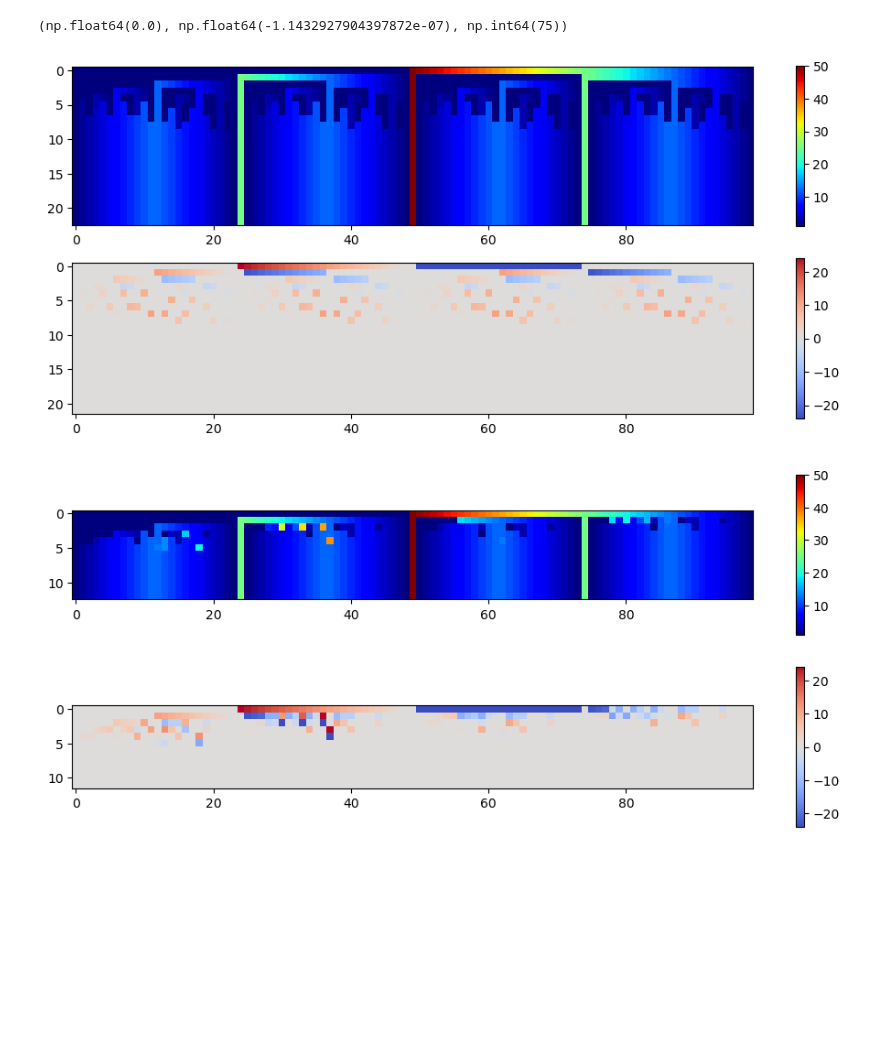
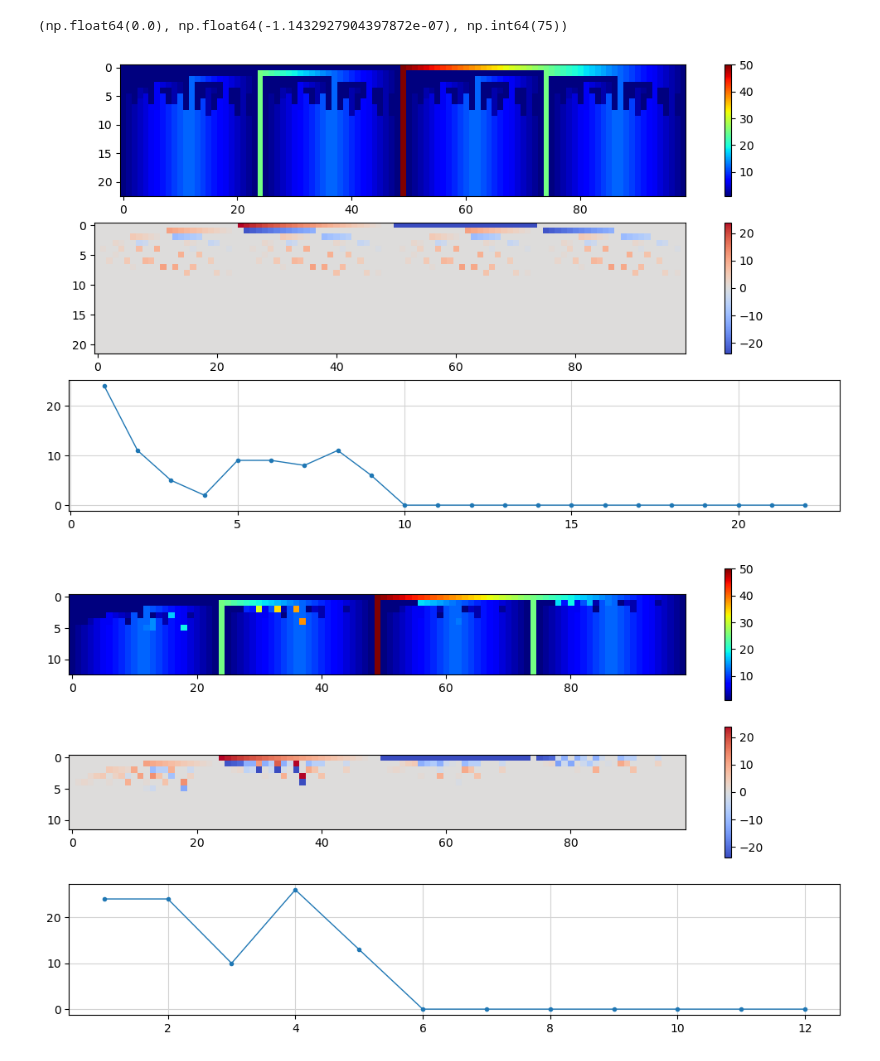
Before and after one commit to the-mysh/rl-coursework, a Jupyter notebook: tasks/gambler_problem/Gambler_problem.ipynb, the cells around one changed output. Cells and saved outputs as stored; diff of their text form; code cells hidden in the pictures; blank space fills up the shorter version.

Commit message:
Plot evolution of value functions and policies

```diff
--- a/tasks/gambler_problem/Gambler_problem.ipynb
+++ b/tasks/gambler_problem/Gambler_problem.ipynb
@@ -93,11 +93,11 @@ values_diff.max(), values_diff.min(), np.where(values_diff, 1, 0).sum()
 (np.float64(0.0), np.float64(-1.1432927904397872e-07), np.int64(75))
 # %%
 
-plot_policy_evolution(vec_pi_track)
+plot_estimate_evolution(vec_pi_track)
 # %% [output]
-[figure, old version]
+[figure, new version]
 # %%
-plot_policy_evolution(ip_pi_track)
+plot_estimate_evolution(ip_pi_track)
 # %% [output]
-[figure, old version]
+[figure, new version]
 # %%
```
Also changed, not shown: parts of 4 cells of this notebook, 1 other file.
